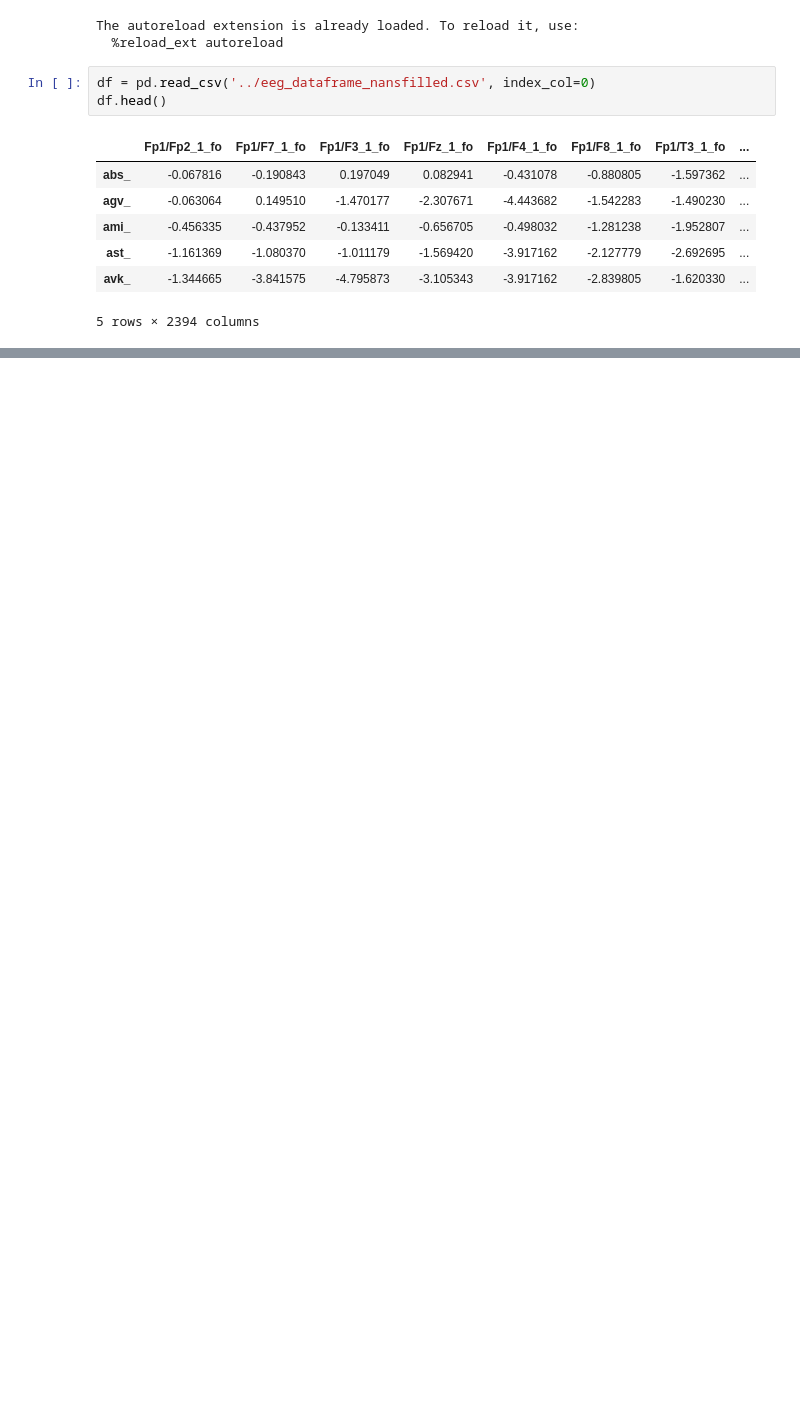
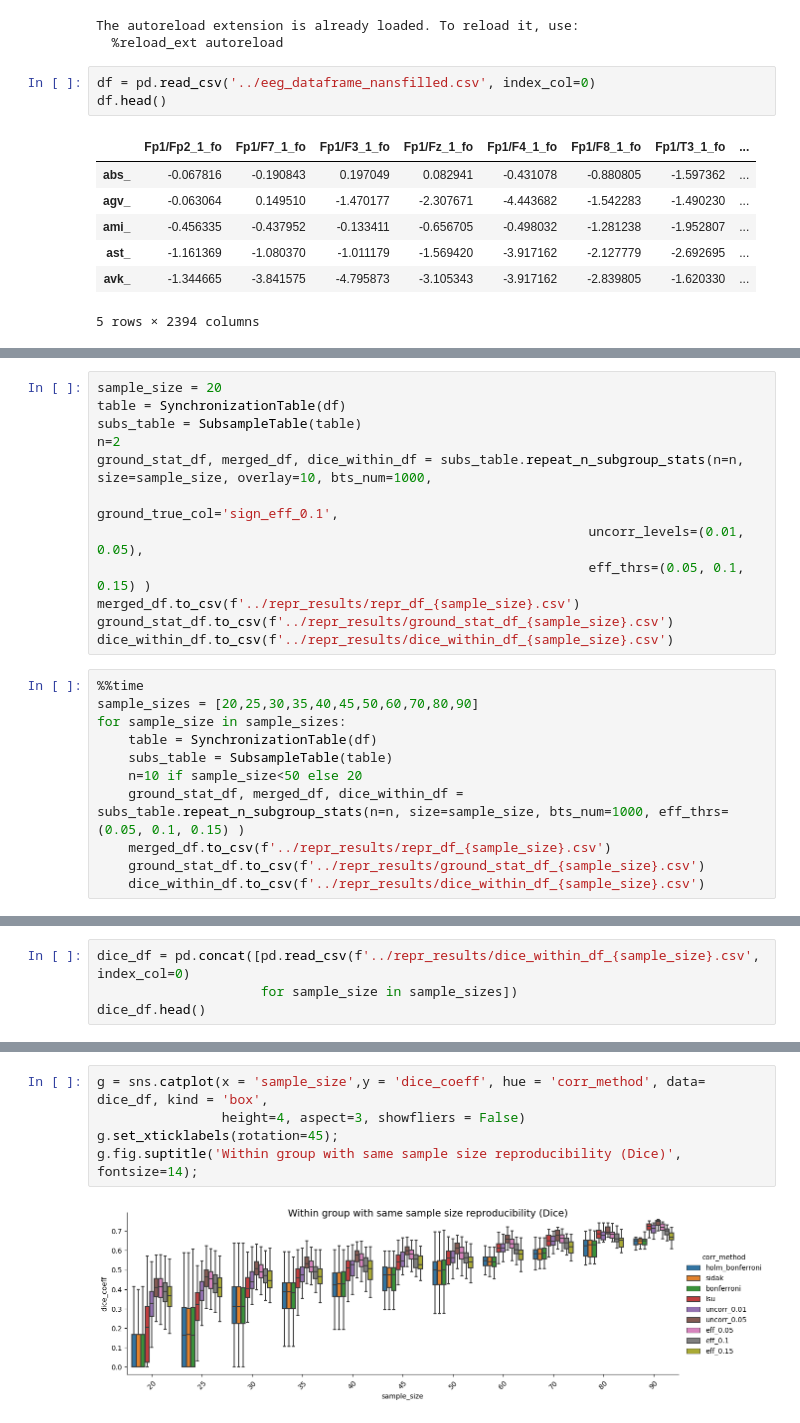
Before and after one commit to iknyazeva/EEGAnalysis, a Jupyter notebook: notebooks/ReproducibilityDiffCorrections.ipynb, the cells around one changed output, grey strips where cells are left out. Cells and saved outputs as stored; diff of their text form; blank space fills up the shorter version.

Commit message:
comparison for different multiple corrections version, add ground true

```diff
--- a/notebooks/ReproducibilityDiffCorrections.ipynb
+++ b/notebooks/ReproducibilityDiffCorrections.ipynb
@@ -397,0 +53,23 @@ fig = draw_obj.draw_by_df(small_stat_df, band=bands,
+# %%
+sample_size = 20
+table = SynchronizationTable(df)
+subs_table = SubsampleTable(table)
+n=2
+ground_stat_df, merged_df, dice_within_df = subs_table.repeat_n_subgroup_stats(n=n, size=sample_size, overlay=10, bts_num=1000,
+                                                               ground_true_col='sign_eff_0.1',
+                                                               uncorr_levels=(0.01, 0.05),
+                                                               eff_thrs=(0.05, 0.1, 0.15) )
+merged_df.to_csv(f'../repr_results/repr_df_{sample_size}.csv')
+ground_stat_df.to_csv(f'../repr_results/ground_stat_df_{sample_size}.csv')
+dice_within_df.to_csv(f'../repr_results/dice_within_df_{sample_size}.csv')
+# %%
+%%time
+sample_sizes = [20,25,30,35,40,45,50,60,70,80,90]
+for sample_size in sample_sizes:
+    table = SynchronizationTable(df)
+    subs_table = SubsampleTable(table)
+    n=10 if sample_size<50 else 20
+    ground_stat_df, merged_df, dice_within_df = subs_table.repeat_n_subgroup_stats(n=n, size=sample_size, bts_num=1000, eff_thrs=(0.05, 0.1, 0.15) )
+    merged_df.to_csv(f'../repr_results/repr_df_{sample_size}.csv')
+    ground_stat_df.to_csv(f'../repr_results/ground_stat_df_{sample_size}.csv')
+    dice_within_df.to_csv(f'../repr_results/dice_within_df_{sample_size}.csv')
@@ -397,0 +79,4 @@ fig = draw_obj.draw_by_df(small_stat_df, band=bands,
+# %%
+dice_df = pd.concat([pd.read_csv(f'../repr_results/dice_within_df_{sample_size}.csv', index_col=0)
+                     for sample_size in sample_sizes])
+dice_df.head()
@@ -397,0 +90,7 @@ fig = draw_obj.draw_by_df(small_stat_df, band=bands,
+# %%
+g = sns.catplot(x = 'sample_size',y = 'dice_coeff', hue = 'corr_method', data= dice_df, kind = 'box',
+                height=4, aspect=3, showfliers = False)
+g.set_xticklabels(rotation=45);
+g.fig.suptitle('Within group with same sample size reproducibility (Dice)', fontsize=14);
+# %% [output]
+[figure, added]
```
Also changed, not shown: parts of 50 cells of this notebook.
